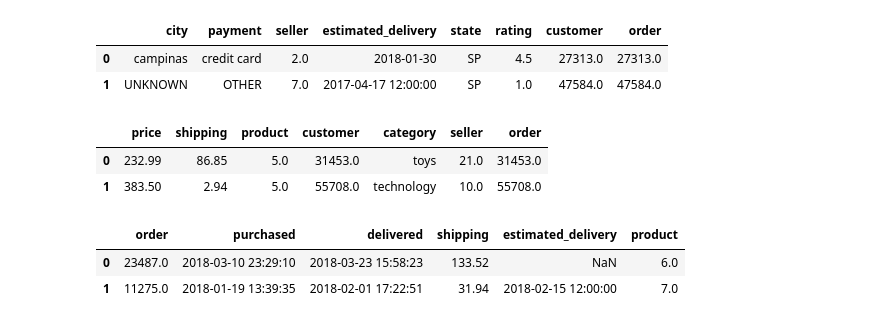
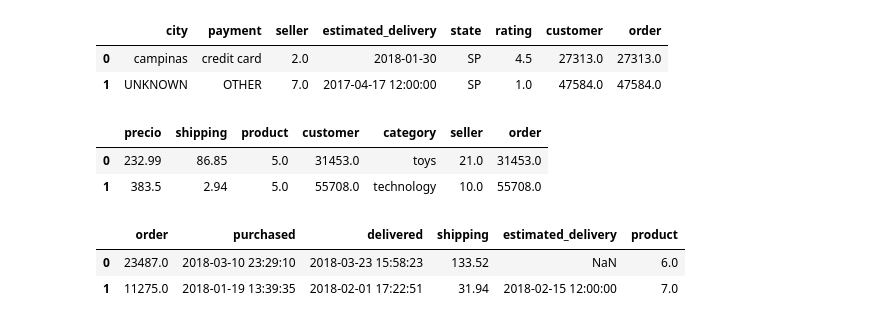
Before and after one commit to julvc/python_diplo, a Jupyter notebook: Julio_Varas_MP1.ipynb, the cells around one changed output. Drawn from its saved outputs; the diff is of its cells as text; code cells hidden in the pictures.

```diff
--- a/Julio_Varas_MP1.ipynb
+++ b/Julio_Varas_MP1.ipynb
@@ -89,13 +89,12 @@ order.head(2)
 | 0 | campinas | credit card | 2.0 | 2018-01-30 | SP | 4.5 | 27313.0 | 27313.0 |
 | 1 | UNKNOWN | OTHER | 7.0 | 2017-04-17 12:00:00 | SP | 1.0 | 47584.0 | 47584.0 |
 # %%
-product = pd.read_csv('raw_ecommerce_product.csv', index_col=0).rename(columns={'precio':'price'})
-product['price'] = pd.to_numeric(product['price'], errors='coerce')
+product = pd.read_csv('raw_ecommerce_product.csv', index_col=0)
 product.head(2)
 # %% [output]
-|  | price | shipping | product | customer | category | seller | order |
+|  | precio | shipping | product | customer | category | seller | order |
 | 0 | 232.99 | 86.85 | 5.0 | 31453.0 | toys | 21.0 | 31453.0 |
-| 1 | 383.50 | 2.94 | 5.0 | 55708.0 | technology | 10.0 | 55708.0 |
+| 1 | 383.5 | 2.94 | 5.0 | 55708.0 | technology | 10.0 | 55708.0 |
 # %%
 delivery = pd.read_csv('raw_ecommerce_delivery.csv', index_col=0)
 delivery.head(2)
```
Also changed, not shown: parts of 11 cells of this notebook.
